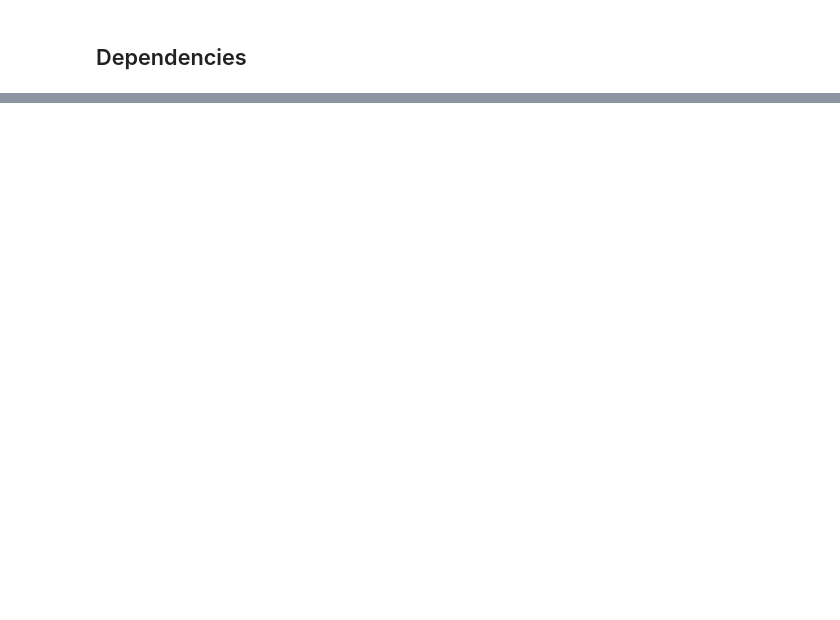
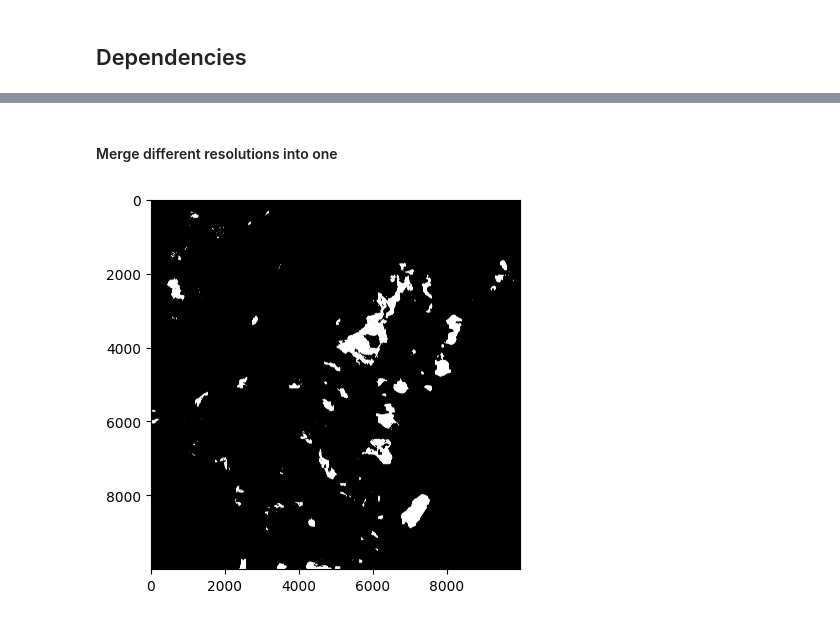
Before and after one commit to destoswa/SegFormerLandslides, a Jupyter notebook: notebooks/regrouping_samples.ipynb, the cells around one changed output, grey strips where cells are left out. Cells and saved outputs as stored; diff of their text form; code cells hidden in the pictures; blank space fills up the shorter version.

```diff
--- a/notebooks/regrouping_samples.ipynb
+++ b/notebooks/regrouping_samples.ipynb
@@ -29,0 +513,35 @@ from copy import deepcopy
+# %% [markdown]
+#### Merge different resolutions into one
+# %%
+original_img = Image.open(src_img)
+do_save = True
+do_show = True
+THRESHOLD = 0.5
+W, H = original_img.size
+
+final_product = np.zeros((H, W), dtype=np.float32)
+
+for mask in masks:
+    rescaled_mask = Image.fromarray(mask).resize((W, H), Image.NEAREST)
+    final_product += rescaled_mask
+
+final_product /= len(masks)
+final_product[final_product >= THRESHOLD] = 1
+final_product[final_product < THRESHOLD] = 0
+final_product = final_product.astype(np.uint8)
+
+final_product_rgb = np.zeros((final_product.shape[0], final_product.shape[1], 3))
+final_product_rgb[final_product == 1] = 255
+
+# src_final_mask = os.path.join(os.path.dirname(SRC_IMG), "final_prod_mask.tif")
+# src_final_img = os.path.join(os.path.dirname(SRC_IMG), "final_prod_image.tif")
+src_final_mask = os.path.splitext(src_img)[0] + "_final_prod_mask.tif"
+src_final_img = os.path.splitext(src_img)[0] + "_final_prod_image.tif"
+if do_save:
+    Image.fromarray(final_product.astype(np.uint8)).save(src_final_mask)
+    Image.fromarray(final_product_rgb.astype(np.uint8)).save(src_final_img)
+
+if do_show:
+    plt.imshow(Image.fromarray(final_product_rgb.astype(np.uint8)))
+# %% [output]
+[figure, added]
```
Also changed, not shown: parts of 35 cells of this notebook, 11 other files.
